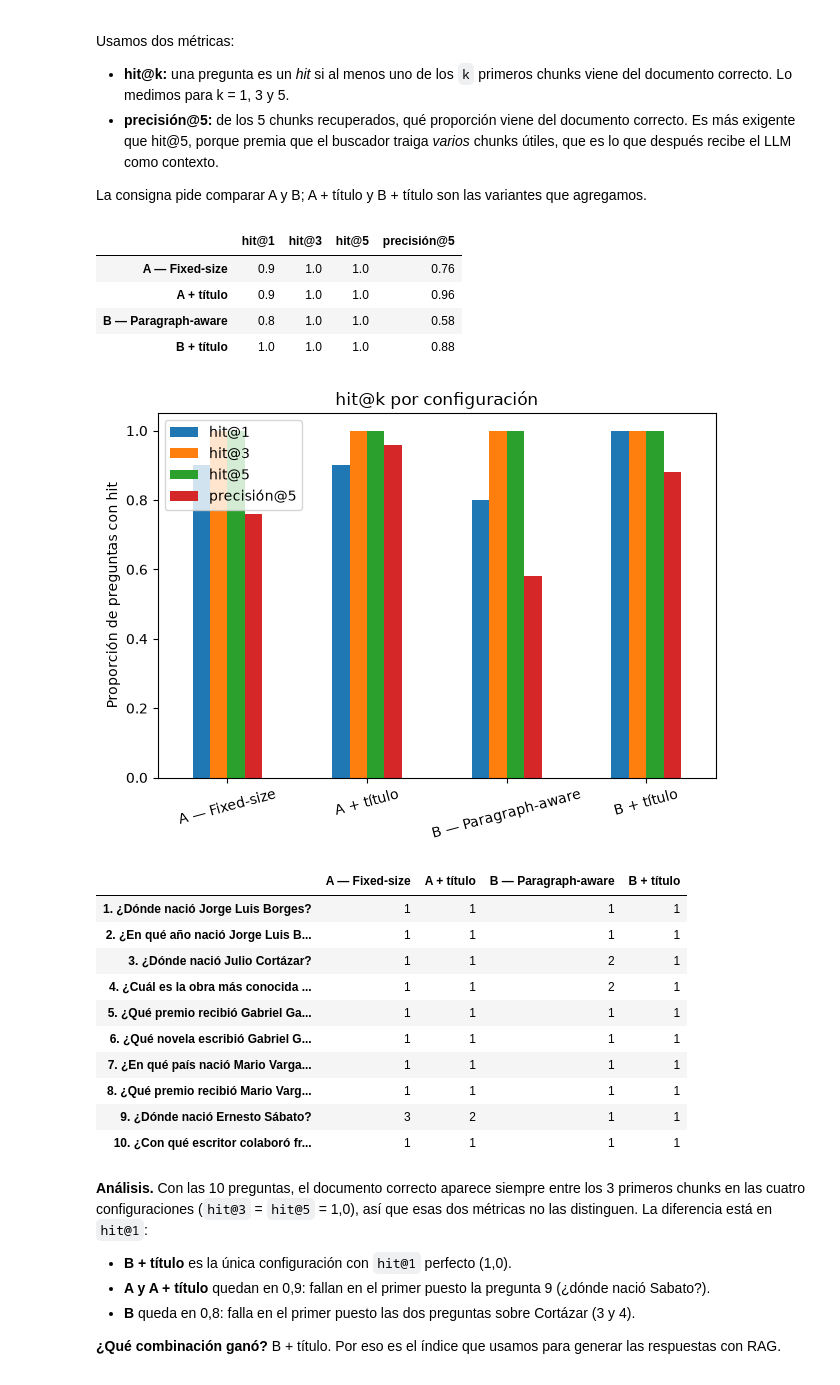
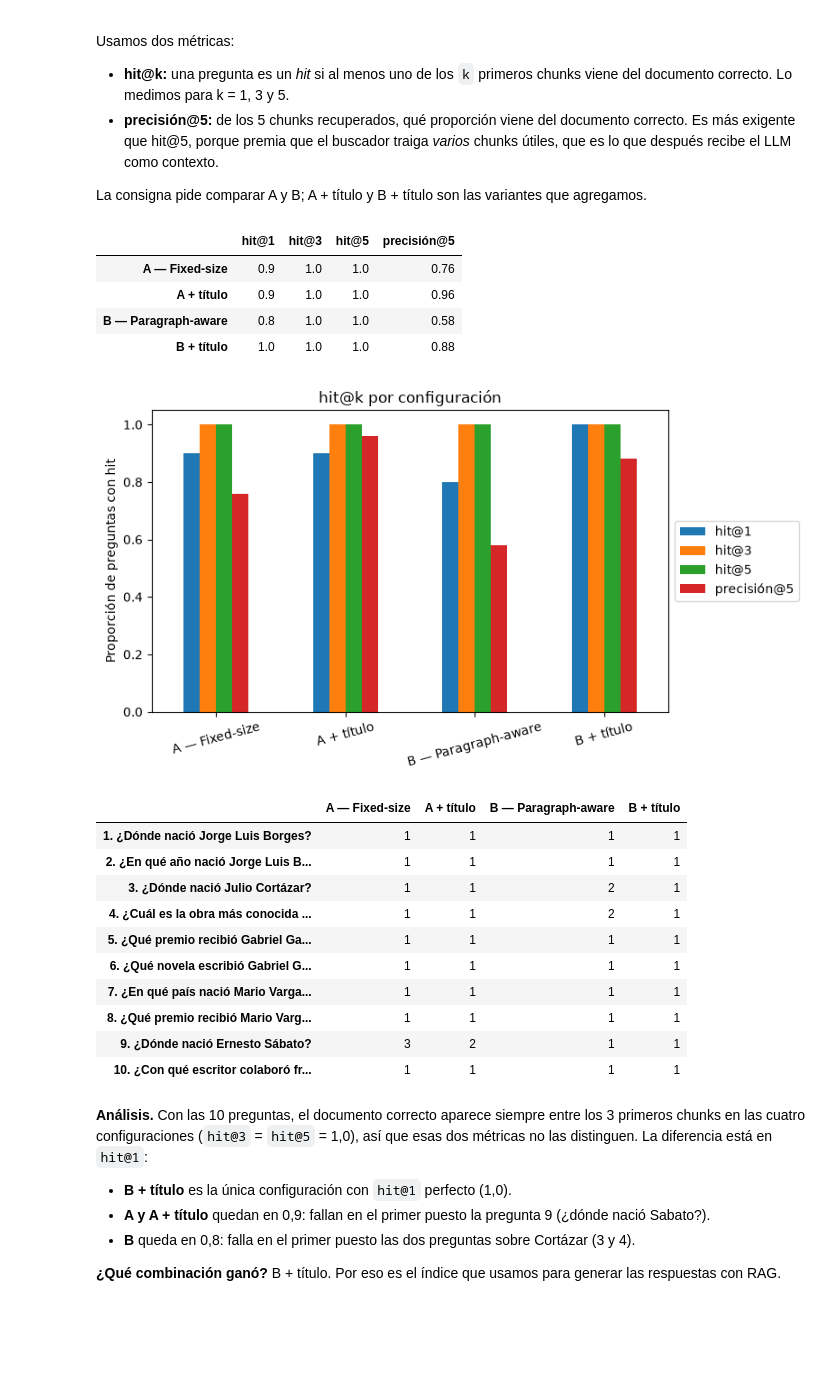
Before and after one commit to javi2481/rag-literatura-latinoamericana, a Jupyter notebook: notebooks/TP1_RAG_Literatura_Latinoamericana.ipynb, the cells around one changed output. Drawn from its saved outputs; the diff is of its cells as text; code cells hidden in the pictures; blank space fills up the shorter version.

```diff
--- a/notebooks/TP1_RAG_Literatura_Latinoamericana.ipynb
+++ b/notebooks/TP1_RAG_Literatura_Latinoamericana.ipynb
@@ -662,35 +662,36 @@ def evaluar_indice(indice, chunks):
         puestos.append(puesto)
         # precisión@5: proporción de los 5 chunks que vienen del documento correcto
         precision += sum(1 for r in res if r["doc_titulo"] == p["documento_fuente"]) / max(KS)
     hits = {f"hit@{k}": sum(1 for x in puestos if x is not None and x <= k) / len(puestos) for k in KS}
     hits["precisión@5"] = precision / len(puestos)
     return hits, puestos
 
 HIT, PUESTOS = {}, {}
 for nombre, (indice, chunks) in INDICES.items():
     HIT[nombre], PUESTOS[nombre] = evaluar_indice(indice, chunks)
 
 tabla_hit = pd.DataFrame(HIT).T
 display(tabla_hit.round(2))
 
-tabla_hit.plot.bar(rot=15, ylim=(0, 1.05), title="hit@k por configuración")
+tabla_hit.plot.bar(rot=15, ylim=(0, 1.05), title="hit@k por configuración", figsize=(8, 4.5))
+plt.legend(loc="center left", bbox_to_anchor=(1, 0.5))   # leyenda afuera, para que no tape las barras
 plt.ylabel("Proporción de preguntas con hit"); plt.tight_layout(); plt.show()
 
 # detalle: puesto del primer chunk correcto en cada pregunta ("—" = no aparece en el top 5)
 detalle = pd.DataFrame(
     {nombre: [x if x is not None else "—" for x in v] for nombre, v in PUESTOS.items()},
     index=[f"{i+1}. {p['pregunta']}" for i, p in enumerate(preguntas_eval)])
 display(detalle)
 
 ganador = tabla_hit["hit@1"].idxmax()
 resultados_etapas["Evaluación hit@k"] = f"gana {ganador} (hit@1 = {tabla_hit.loc[ganador, 'hit@1']:.1f})"
 # %% [output]
 |  | hit@1 | hit@3 | hit@5 | precisión@5 |
 | A — Fixed-size | 0.9 | 1.0 | 1.0 | 0.76 |
 | A + título | 0.9 | 1.0 | 1.0 | 0.96 |
 | B — Paragraph-aware | 0.8 | 1.0 | 1.0 | 0.58 |
 | B + título | 1.0 | 1.0 | 1.0 | 0.88 |
-[figure, old version]
+[figure, new version]
 |  | A — Fixed-size | A + título | B — Paragraph-aware | B + título |
 | 1. ¿Dónde nació Jorge Luis Borges? | 1 | 1 | 1 | 1 |
 | 2. ¿En qué año nació Jorge Luis B... | 1 | 1 | 1 | 1 |
```
Also changed, not shown: parts of 1 cell of this notebook, 3 other files.
